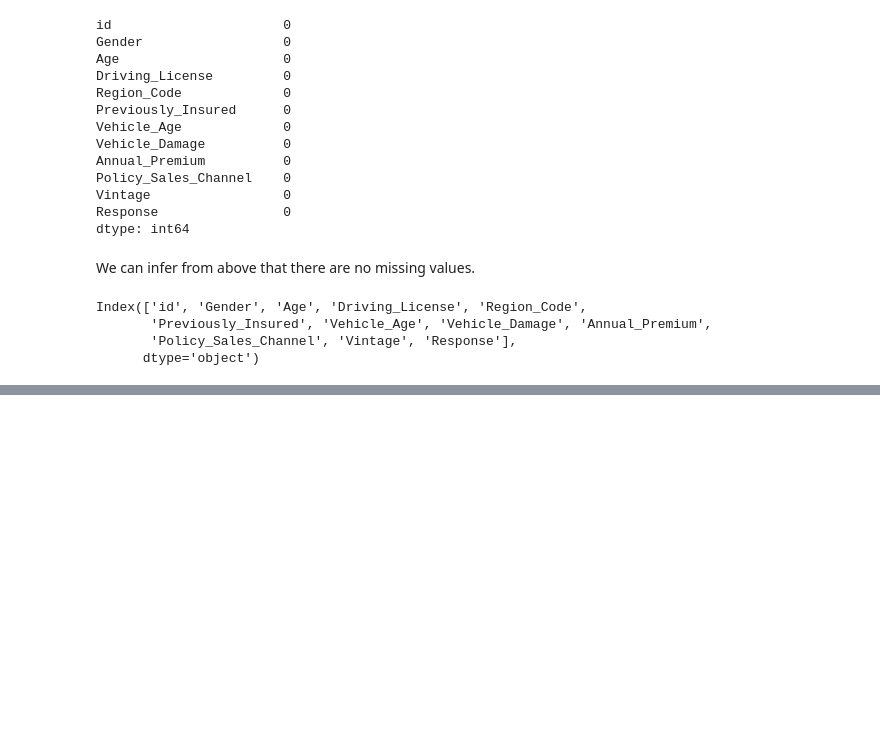
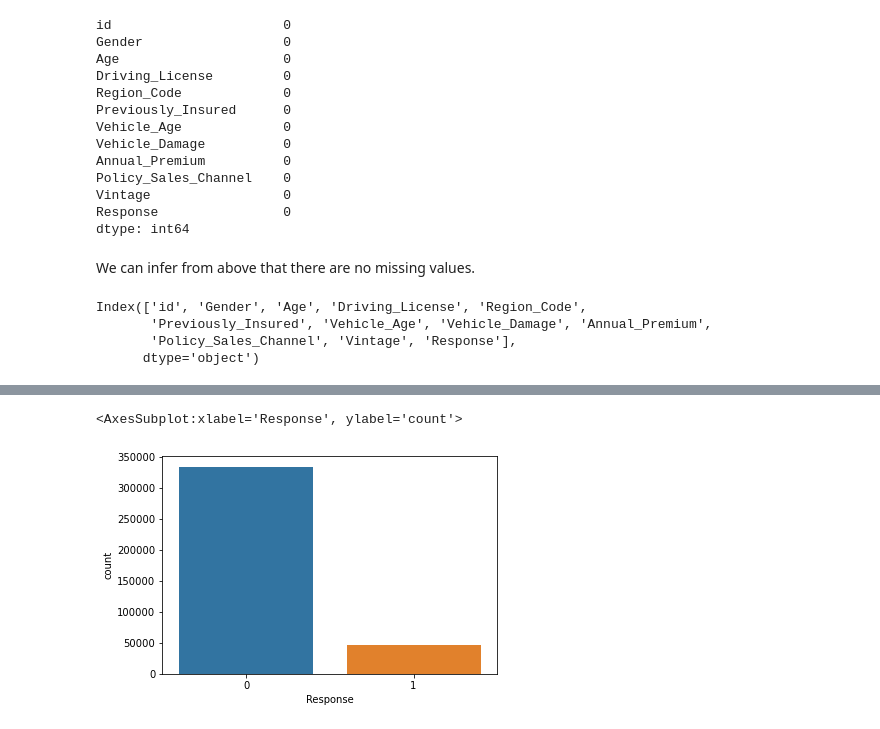
Before and after one commit to kaushik-holla/Health_Insurence_Crosssell_Prediciton, a Jupyter notebook: EDA and Prediction.ipynb, the cells around one changed output, grey strips where cells are left out. Cells and saved outputs as stored; diff of their text form; code cells hidden in the pictures; blank space fills up the shorter version.

```diff
--- a/EDA and Prediction.ipynb
+++ b/EDA and Prediction.ipynb
@@ -82,0 +114,6 @@ categorical_columns = []
+# %%
+### Checking if the data is skewed.
+sns.countplot(x = train_df["Response"])
+# %% [output]
+<AxesSubplot:xlabel='Response', ylabel='count'>
+[figure, added]
```
Also changed, not shown: parts of 8 cells of this notebook.
